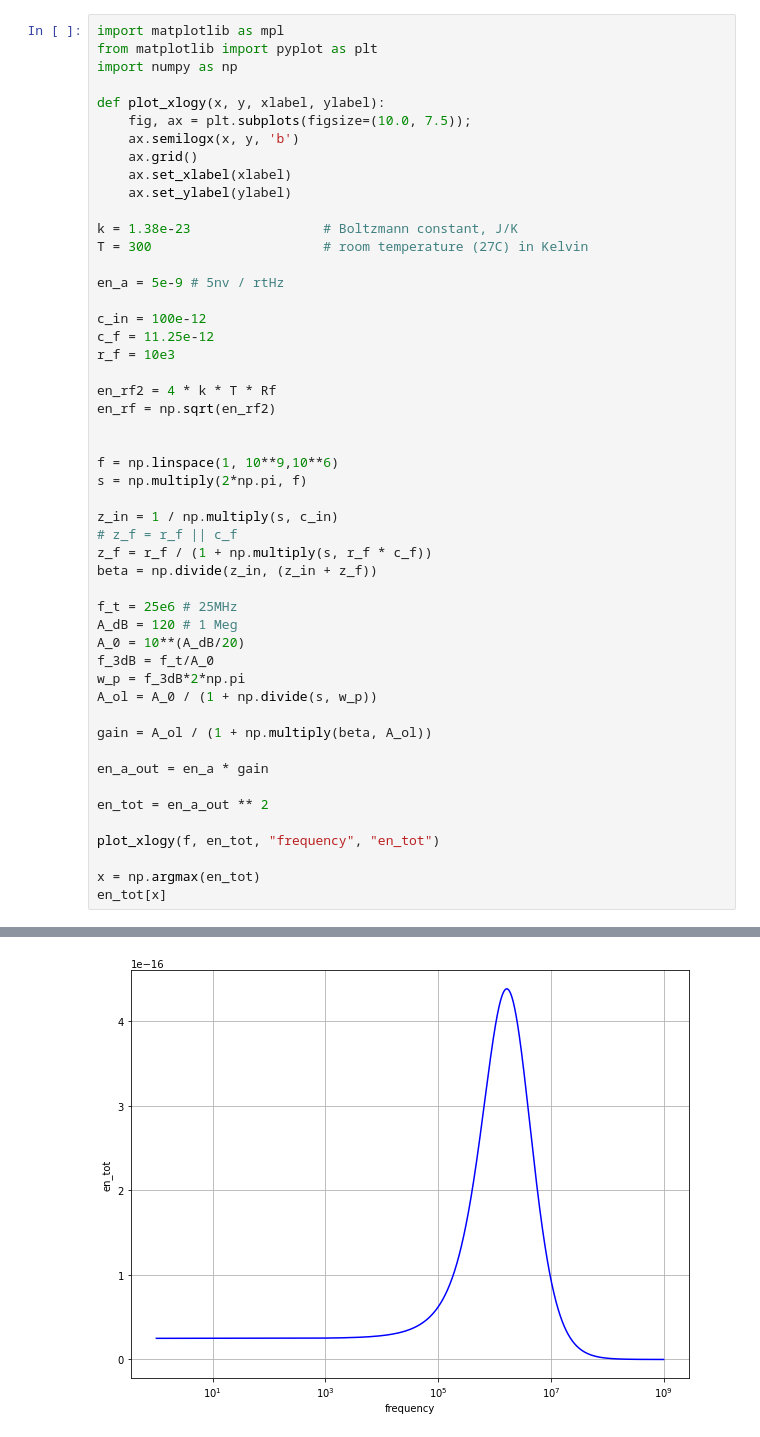
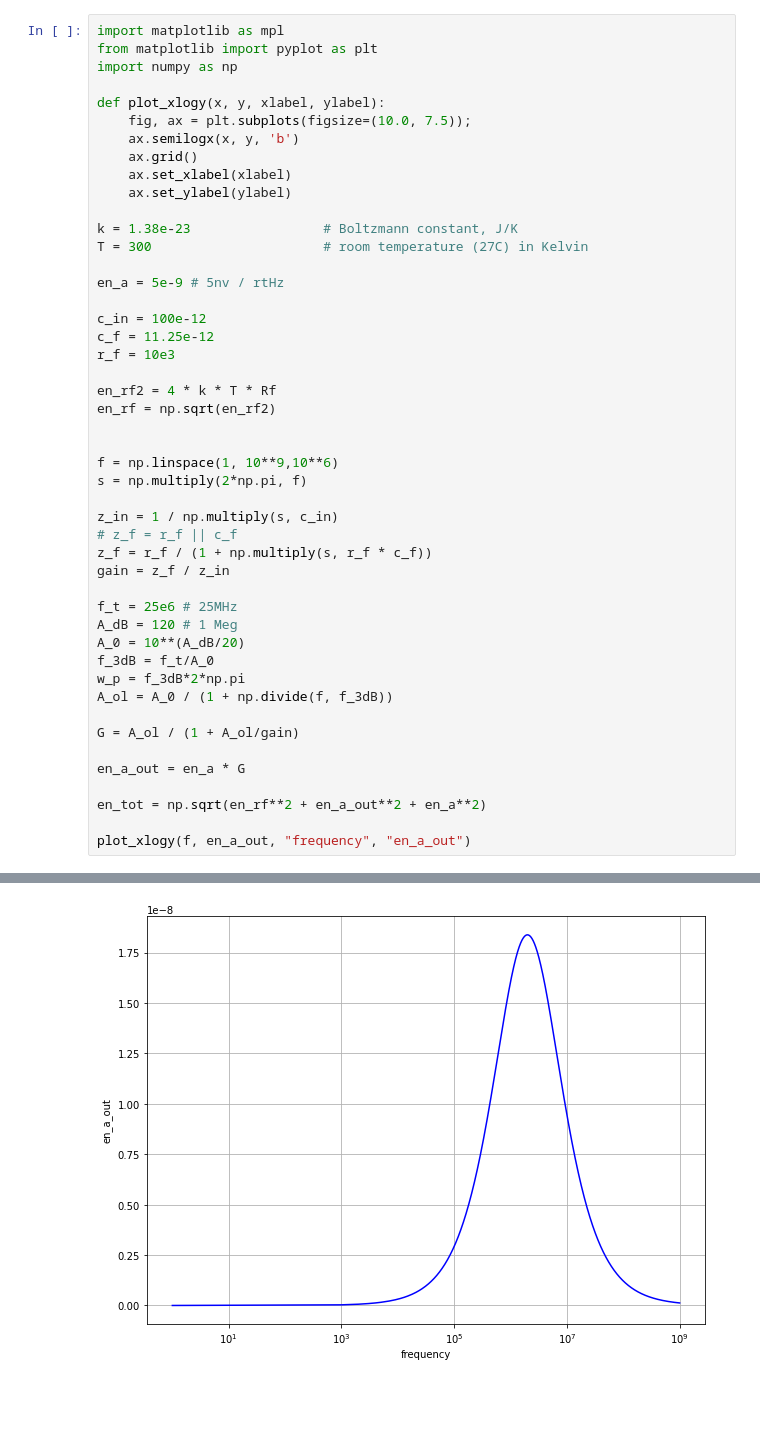
Before and after one commit to dimant/ee538-spring2021, a Jupyter notebook: HW2/HW2.ipynb, the cells around one changed output, grey strips where cells are left out. Drawn from its saved outputs; the diff is of its cells as text; blank space fills up the shorter version.

```diff
--- a/HW2/HW2.ipynb
+++ b/HW2/HW2.ipynb
@@ -77,23 +77,20 @@ s = np.multiply(2*np.pi, f)
 z_in = 1 / np.multiply(s, c_in)
 # z_f = r_f || c_f
 z_f = r_f / (1 + np.multiply(s, r_f * c_f))
-beta = np.divide(z_in, (z_in + z_f))
+gain = z_f / z_in
 
 f_t = 25e6 # 25MHz
 A_dB = 120 # 1 Meg
 A_0 = 10**(A_dB/20)
 f_3dB = f_t/A_0
 w_p = f_3dB*2*np.pi
-A_ol = A_0 / (1 + np.divide(s, w_p))
+A_ol = A_0 / (1 + np.divide(f, f_3dB))
 
-gain = A_ol / (1 + np.multiply(beta, A_ol))
+G = A_ol / (1 + A_ol/gain)
 
-en_a_out = en_a * gain
+en_a_out = en_a * G
 
-en_tot = en_a_out ** 2
+en_tot = np.sqrt(en_rf**2 + en_a_out**2 + en_a**2)
 
-plot_xlogy(f, en_tot, "frequency", "en_tot")
-
-x = np.argmax(en_tot)
-en_tot[x]
+plot_xlogy(f, en_a_out, "frequency", "en_a_out")
 # %% [output]
@@ -101 +97 @@ en_tot[x]
-[figure, old version]
+[figure, new version]
```
Also changed, not shown: parts of 1 cell of this notebook.
